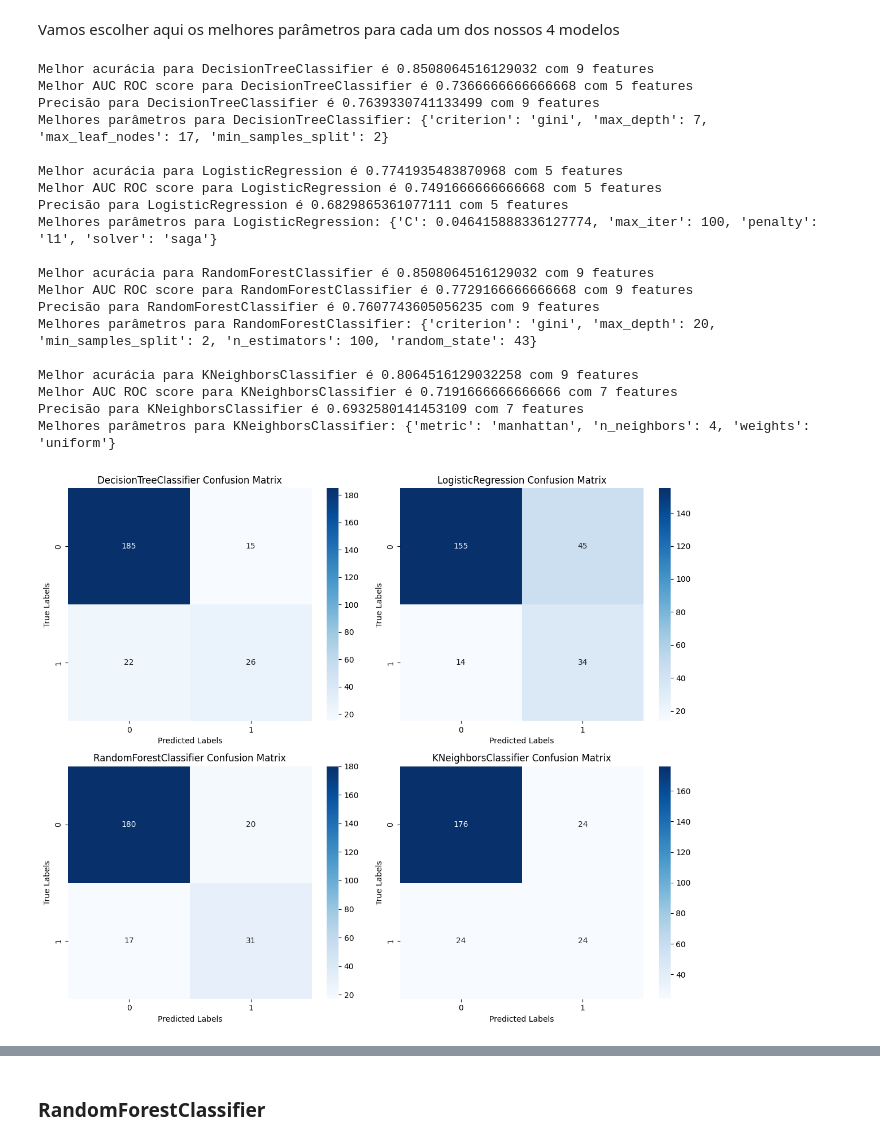
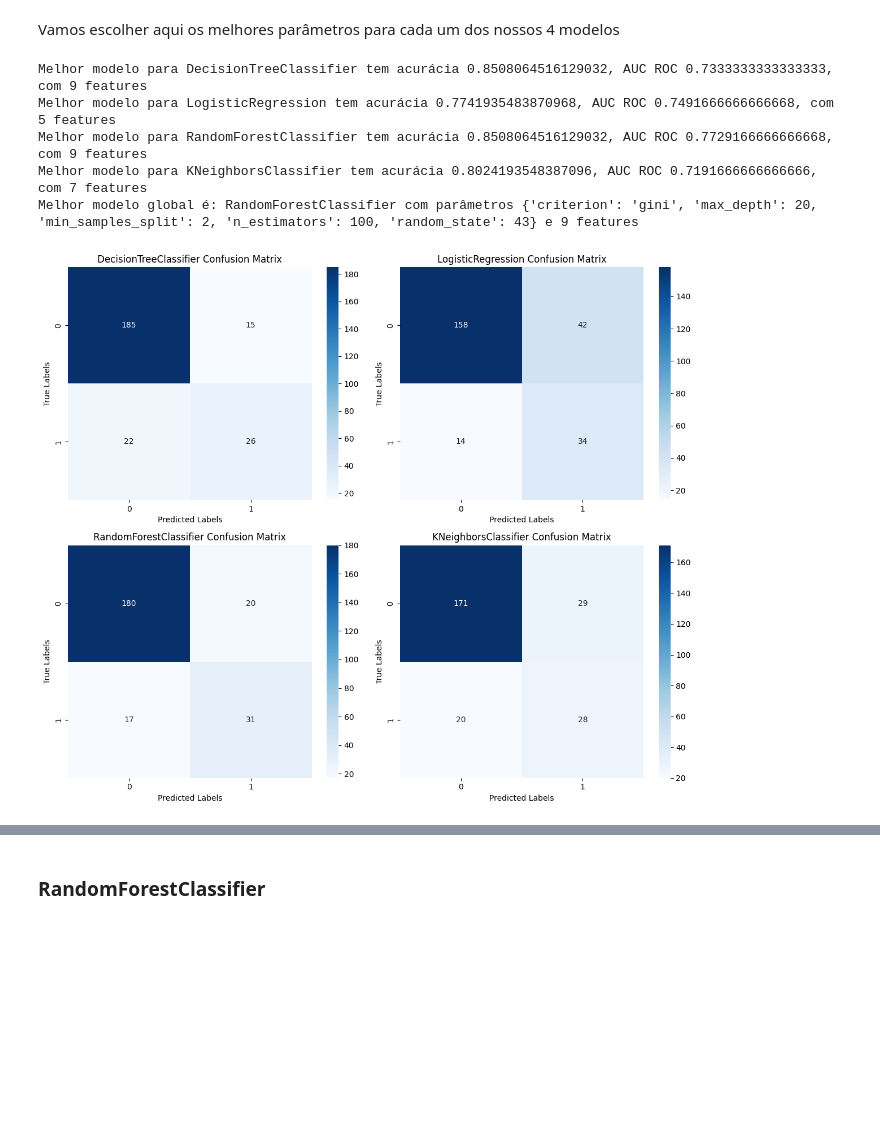
Before and after one commit to MarcosABP/Churn-Dataset, a Jupyter notebook: Churn.ipynb, the cells around one changed output, grey strips where cells are left out. Saved outputs shown, nothing was run; the diff lists cells and outputs as text; code cells hidden in the pictures; blank space fills up the shorter version.

```diff
--- a/crashdata.ipynb
+++ b/Churn.ipynb
@@ -415,7 +418,7 @@ parameters = { # Parâmetros para cada um dos modelos
 fig, axes = plt.subplots(2, 2, figsize=(12, 10))
 axes = axes.ravel()  # Flatten axes for easier indexing
 index = 0  # To keep track of subplot index
-
+score_global = 0
 #Aqui iremos selecionar as melhores features e parâmetros, tanto quando fazer uma confusion matrix para cada modelo
 for model_name, model in classifiers.items():
 
@@ -427,7 +430,7 @@ for model_name, model in classifiers.items():
     param = model_params.best_params_ #Melhores parâmetros
     model = model.set_params(**param) #modelo com melhores parametros
 
-    acc_max, auc_max, prec_max = 0, 0, 0
+    acc_max, auc_max = 0, 0
 
     #Selecionando as melhores features de cada modelo
     for n_features in n_features_list:
@@ -441,67 +444,55 @@ for model_name, model in classifiers.items():
         model.fit(x_train_feat,y_train) #Fit
 
         #Predizendo acurácia e AUC ROC
         y_pred = model.predict(x_test_feat)
         acc = accuracy_score(y_test, y_pred)
         auc = roc_auc_score(y_test, y_pred)
-        prec = precision_score(y_test, y_pred, average='macro')
 
-        #Vendo o s melhores scores e o melhor modelo
-        if acc > acc_max:
+        #Vendo os melhores scores para cada classificador
+        if acc + auc > acc_max + auc_max:
+            best_y_pred = y_pred
+            best_model = model
             acc_max = acc
-            best_n_acc = n_features
-        if auc > auc_max:
             auc_max = auc
-            best_n_auc = n_features
-        if prec > prec_max:
-            prec_max = prec
-            best_n_prec = n_features
+            best_param = param
+            features_max = n_features
 
+    print(f'Melhor modelo para {model_name} tem acurácia {acc_max}, AUC ROC {auc_max}, com {features_max} features')
 
-    print(f'Melhor acurácia para {model_name} é {acc_max} com {best_n_acc} features')
-    print(f'Melhor AUC ROC score para {model_name} é {auc_max} com {best_n_auc} features')
-    print(f'Precisão para {model_name} é {prec_max} com {best_n_prec} features')
-    print(f"Melhores parâmetros para {model_name}: {param}\n")
+    # Melhor modelo (global)
+    if acc_max + auc_max > score_global:
+        score_global = acc_max + auc_max
+        model_global = best_model
+        y_pred_global = best_y_pred
+        param_global = best_param
+        features_global = features_max
+        name_global = model_name
 
-
-
-    cm = confusion_matrix(y_test, y_pred)
+    cm = confusion_matrix(y_test, best_y_pred)
     sns.heatmap(cm, annot=True, fmt="d", ax=axes[index], cmap='Blues')
     axes[index].set_title(f'{model_name} Confusion Matrix')
     axes[index].set_xlabel('Predicted Labels')
     axes[index].set_ylabel('True Labels')
     index += 1  # Move to the next subplot
 
+print(f'Melhor modelo global é: {name_global} com parâmetros {param_global} e {features_global} features')
+
 plt.tight_layout()
 plt.show()
+
 
 
 #printar valores de acc auc e prec pra MELHOR PARAMETRO PARA CADA QNTD DE FEATURES - TERIA QUE PRINTAR 3 VEZES, PARA VER QUAL SE SAI MELHOR
 #DEPOIS, RODAR COM PARAMETROS E FEATURES SELECIONADAS DEPOIS
 
 
 # Melhor acurácia para RandomForestClassifier é 0.8508064516129032 com 9 features
 # Melhor AUC ROC score para RandomForestClassifier é 0.7729166666666668 com 9 features
-# Precisão para RandomForestClassifier é 0.7607743605056235 com 9 features
 # Melhores parâmetros para RandomForestClassifier: {'criterion': 'gini', 'max_depth': 20, 'min_samples_split': 2, 'n_estimators': 100, 'random_state': 43}
 # %% [output]
-Melhor acurácia para DecisionTreeClassifier é 0.8508064516129032 com 9 features
-Melhor AUC ROC score para DecisionTreeClassifier é 0.7366666666666668 com 5 features
-Precisão para DecisionTreeClassifier é 0.7639330741133499 com 9 features
-Melhores parâmetros para DecisionTreeClassifier: {'criterion': 'gini', 'max_depth': 7, 'max_leaf_nodes': 17, 'min_samples_split': 2}
-
-Melhor acurácia para LogisticRegression é 0.7741935483870968 com 5 features
-Melhor AUC ROC score para LogisticRegression é 0.7491666666666668 com 5 features
-Precisão para LogisticRegression é 0.6829865361077111 com 5 features
-Melhores parâmetros para LogisticRegression: {'C': 0.046415888336127774, 'max_iter': 100, 'penalty': 'l1', 'solver': 'saga'}
-
-Melhor acurácia para RandomForestClassifier é 0.8508064516129032 com 9 features
-Melhor AUC ROC score para RandomForestClassifier é 0.7729166666666668 com 9 features
-Precisão para RandomForestClassifier é 0.7607743605056235 com 9 features
-Melhores parâmetros para RandomForestClassifier: {'criterion': 'gini', 'max_depth': 20, 'min_samples_split': 2, 'n_estimators': 100, 'random_state': 43}
-
-Melhor acurácia para KNeighborsClassifier é 0.8064516129032258 com 9 features
-Melhor AUC ROC score para KNeighborsClassifier é 0.7191666666666666 com 7 features
-Precisão para KNeighborsClassifier é 0.6932580141453109 com 7 features
-Melhores parâmetros para KNeighborsClassifier: {'metric': 'manhattan', 'n_neighbors': 4, 'weights': 'uniform'}
+Melhor modelo para DecisionTreeClassifier tem acurácia 0.8508064516129032, AUC ROC 0.7333333333333333, com 9 features
+Melhor modelo para LogisticRegression tem acurácia 0.7741935483870968, AUC ROC 0.7491666666666668, com 5 features
+Melhor modelo para RandomForestClassifier tem acurácia 0.8508064516129032, AUC ROC 0.7729166666666668, com 9 features
+Melhor modelo para KNeighborsClassifier tem acurácia 0.8024193548387096, AUC ROC 0.7191666666666666, com 7 features
+Melhor modelo global é: RandomForestClassifier com parâmetros {'criterion': 'gini', 'max_depth': 20, 'min_samples_split': 2, 'n_estimators': 100, 'random_state': 43} e 9 features
-[figure, old version]
+[figure, new version]
```
Also changed, not shown: parts of 14 cells of this notebook, 2 other files.
